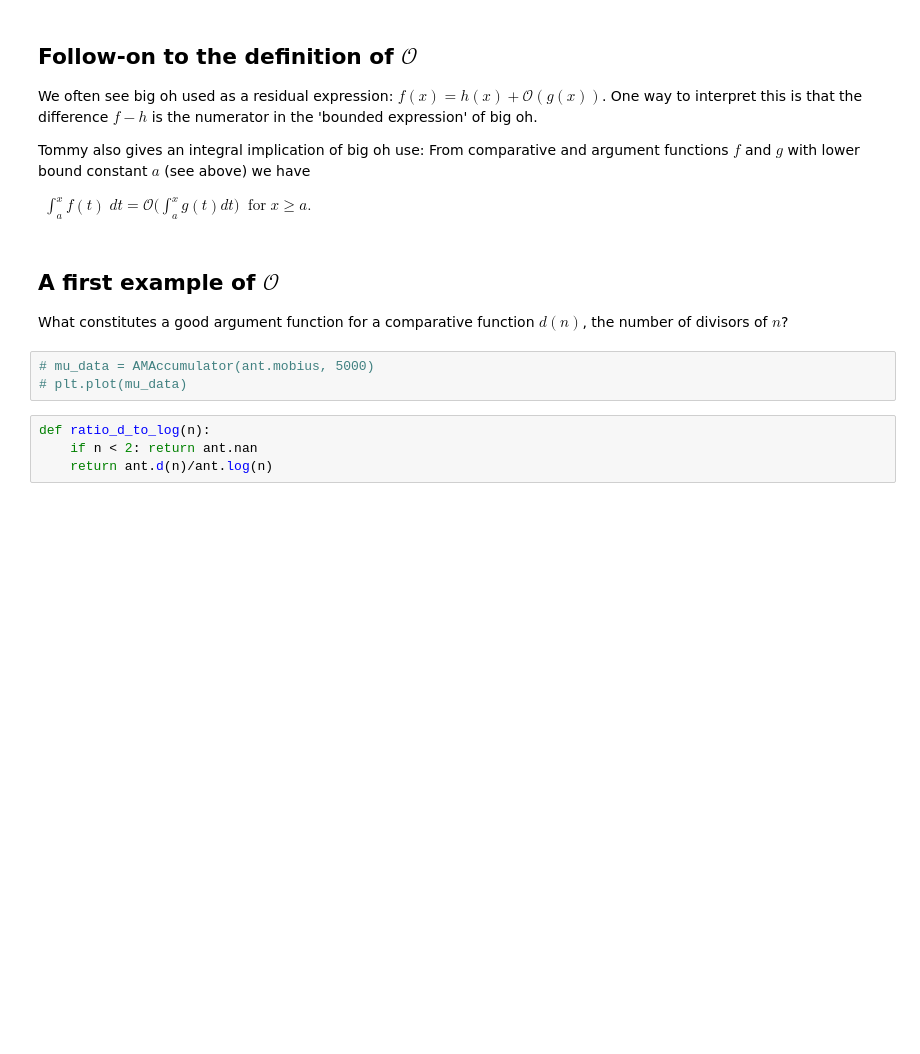
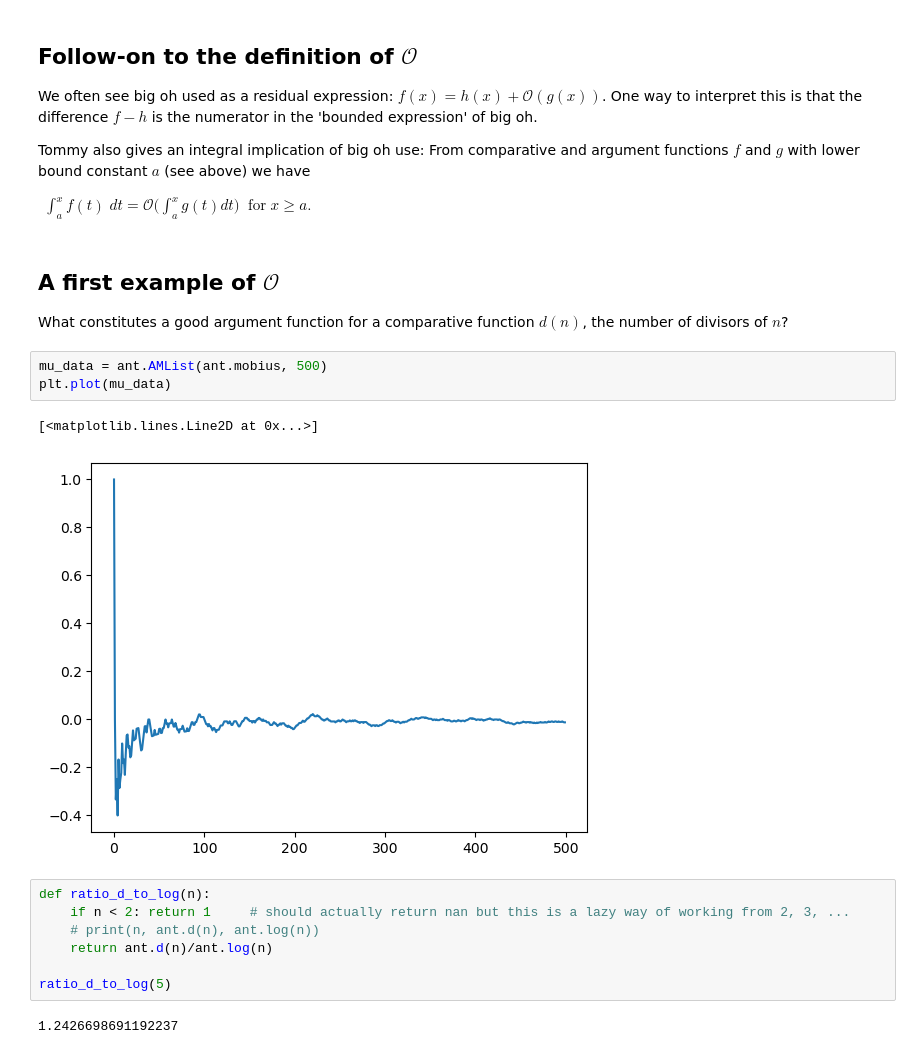
Before and after one commit to robfatland/ant, a Jupyter notebook: 3_narrative.ipynb, the cells around one changed output. Drawn from its saved outputs; the diff is of its cells as text; blank space fills up the shorter version.

```diff
--- a/3_narrative.ipynb
+++ b/3_narrative.ipynb
@@ -78,10 +110,18 @@ $\begin{align}
 
 What constitutes a good argument function for a comparative function $d(n)$, the number of divisors of $n$?
 # %%
-# mu_data = AMAccumulator(ant.mobius, 5000)
-# plt.plot(mu_data)
+mu_data = ant.AMList(ant.mobius, 500)
+plt.plot(mu_data)
+# %% [output]
+[<matplotlib.lines.Line2D at 0x...>]
+[figure, added]
 # %%
 def ratio_d_to_log(n):
-    if n < 2: return ant.nan
+    if n < 2: return 1     # should actually return nan but this is a lazy way of working from 2, 3, ...
+    # print(n, ant.d(n), ant.log(n))
     return ant.d(n)/ant.log(n)
+
+ratio_d_to_log(5)
+# %% [output]
+1.2426698691192237
 # %%
```
Also changed, not shown: parts of 8 cells of this notebook, 2 other files.
